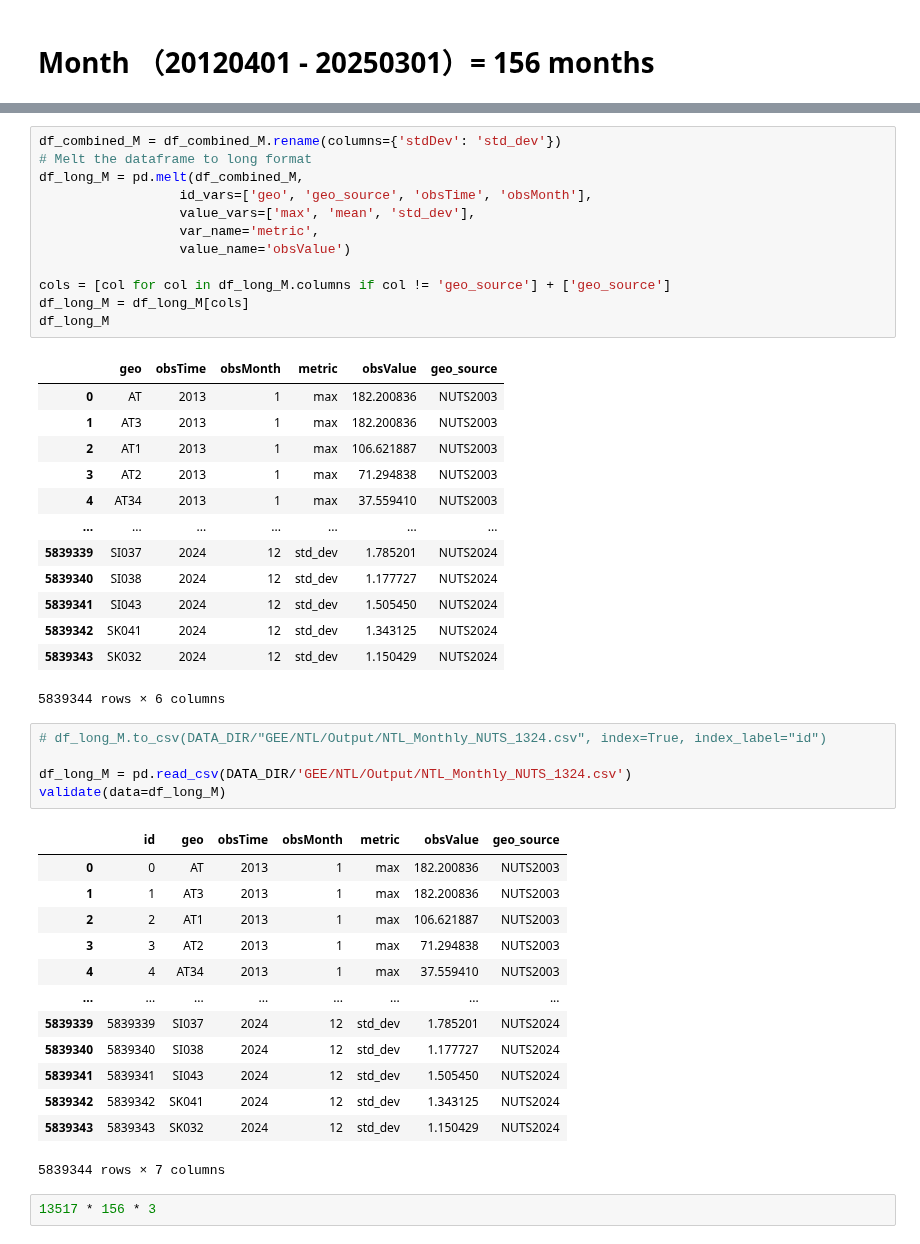
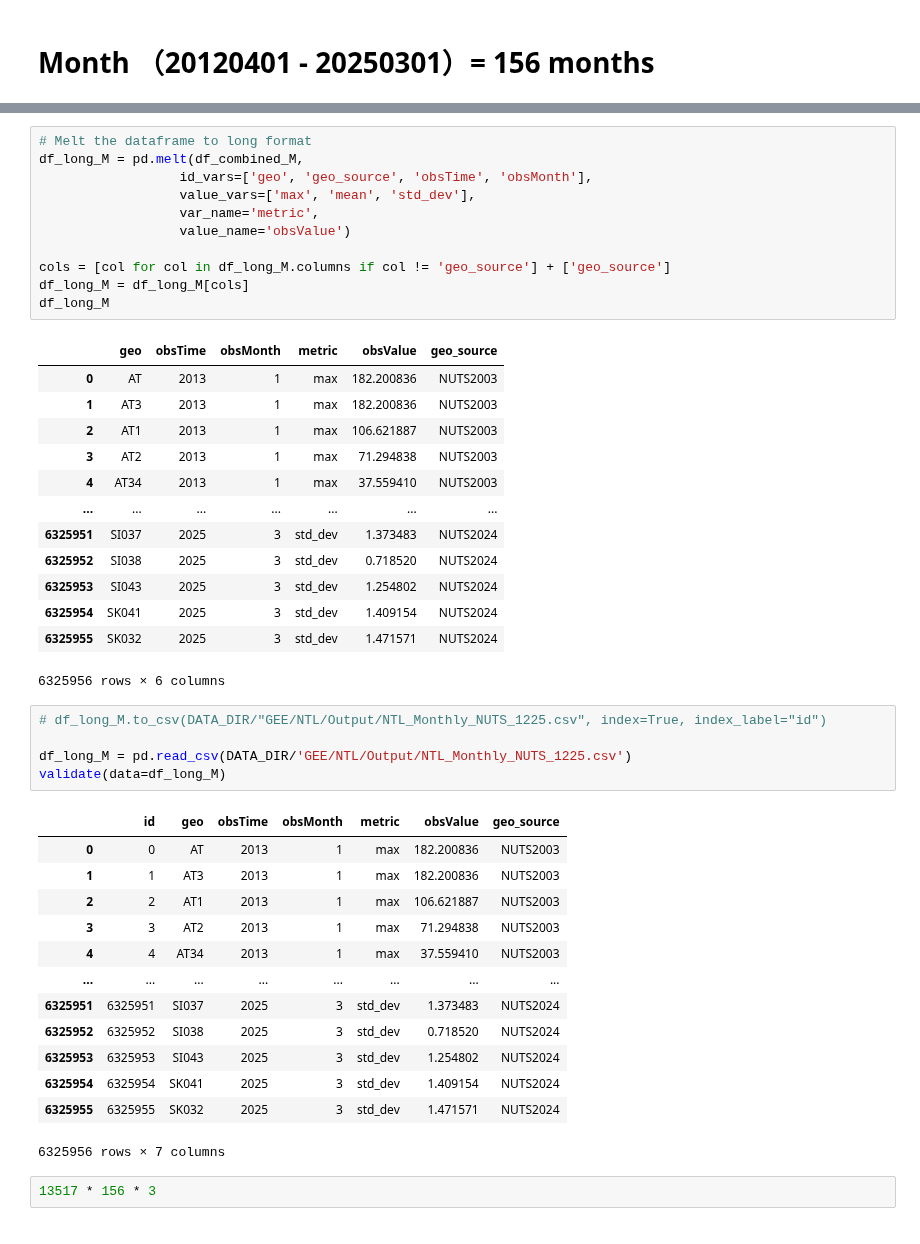
Before and after one commit to OxfordDemSci/Mapineq, a Jupyter notebook: src/data-wrangling/GEE/NTL/NTL_post_GEE.ipynb, the cells around one changed output, grey strips where cells are left out. Saved outputs shown, nothing was run; the diff lists cells and outputs as text.

```diff
--- a/src/data-wrangling/GEE/NTL/NTL_post_GEE.ipynb
+++ b/src/data-wrangling/GEE/NTL/NTL_post_GEE.ipynb
@@ -391,5 +427,4 @@ df_combined_M
 # %%
-df_combined_M = df_combined_M.rename(columns={'stdDev': 'std_dev'})
 # Melt the dataframe to long format
 df_long_M = pd.melt(df_combined_M,
                   id_vars=['geo', 'geo_source', 'obsTime', 'obsMonth'],
@@ -408,31 +443,31 @@ df_long_M
 | 3 | AT2 | 2013 | 1 | max | 71.294838 | NUTS2003 |
 | 4 | AT34 | 2013 | 1 | max | 37.559410 | NUTS2003 |
 | ... | ... | ... | ... | ... | ... | ... |
-| 5839339 | SI037 | 2024 | 12 | std_dev | 1.785201 | NUTS2024 |
-| 5839340 | SI038 | 2024 | 12 | std_dev | 1.177727 | NUTS2024 |
-| 5839341 | SI043 | 2024 | 12 | std_dev | 1.505450 | NUTS2024 |
-| 5839342 | SK041 | 2024 | 12 | std_dev | 1.343125 | NUTS2024 |
-| 5839343 | SK032 | 2024 | 12 | std_dev | 1.150429 | NUTS2024 |
+| 6325951 | SI037 | 2025 | 3 | std_dev | 1.373483 | NUTS2024 |
+| 6325952 | SI038 | 2025 | 3 | std_dev | 0.718520 | NUTS2024 |
+| 6325953 | SI043 | 2025 | 3 | std_dev | 1.254802 | NUTS2024 |
+| 6325954 | SK041 | 2025 | 3 | std_dev | 1.409154 | NUTS2024 |
+| 6325955 | SK032 | 2025 | 3 | std_dev | 1.471571 | NUTS2024 |
-5839344 rows × 6 columns
+6325956 rows × 6 columns
 # %%
-# df_long_M.to_csv(DATA_DIR/"GEE/NTL/Output/NTL_Monthly_NUTS_1324.csv", index=True, index_label="id")
+# df_long_M.to_csv(DATA_DIR/"GEE/NTL/Output/NTL_Monthly_NUTS_1225.csv", index=True, index_label="id")
 
-df_long_M = pd.read_csv(DATA_DIR/'GEE/NTL/Output/NTL_Monthly_NUTS_1324.csv')
+df_long_M = pd.read_csv(DATA_DIR/'GEE/NTL/Output/NTL_Monthly_NUTS_1225.csv')
 validate(data=df_long_M)
 # %% [output]
 |  | id | geo | obsTime | obsMonth | metric | obsValue | geo_source |
 | 0 | 0 | AT | 2013 | 1 | max | 182.200836 | NUTS2003 |
 | 1 | 1 | AT3 | 2013 | 1 | max | 182.200836 | NUTS2003 |
 | 2 | 2 | AT1 | 2013 | 1 | max | 106.621887 | NUTS2003 |
 | 3 | 3 | AT2 | 2013 | 1 | max | 71.294838 | NUTS2003 |
 | 4 | 4 | AT34 | 2013 | 1 | max | 37.559410 | NUTS2003 |
 | ... | ... | ... | ... | ... | ... | ... | ... |
-| 5839339 | 5839339 | SI037 | 2024 | 12 | std_dev | 1.785201 | NUTS2024 |
-| 5839340 | 5839340 | SI038 | 2024 | 12 | std_dev | 1.177727 | NUTS2024 |
-| 5839341 | 5839341 | SI043 | 2024 | 12 | std_dev | 1.505450 | NUTS2024 |
-| 5839342 | 5839342 | SK041 | 2024 | 12 | std_dev | 1.343125 | NUTS2024 |
-| 5839343 | 5839343 | SK032 | 2024 | 12 | std_dev | 1.150429 | NUTS2024 |
+| 6325951 | 6325951 | SI037 | 2025 | 3 | std_dev | 1.373483 | NUTS2024 |
+| 6325952 | 6325952 | SI038 | 2025 | 3 | std_dev | 0.718520 | NUTS2024 |
+| 6325953 | 6325953 | SI043 | 2025 | 3 | std_dev | 1.254802 | NUTS2024 |
+| 6325954 | 6325954 | SK041 | 2025 | 3 | std_dev | 1.409154 | NUTS2024 |
+| 6325955 | 6325955 | SK032 | 2025 | 3 | std_dev | 1.471571 | NUTS2024 |
-5839344 rows × 7 columns
+6325956 rows × 7 columns
 # %%
 13517 * 156 * 3
 # %% [output]
```
Also changed, not shown: parts of 6 cells of this notebook, 5 other files.
